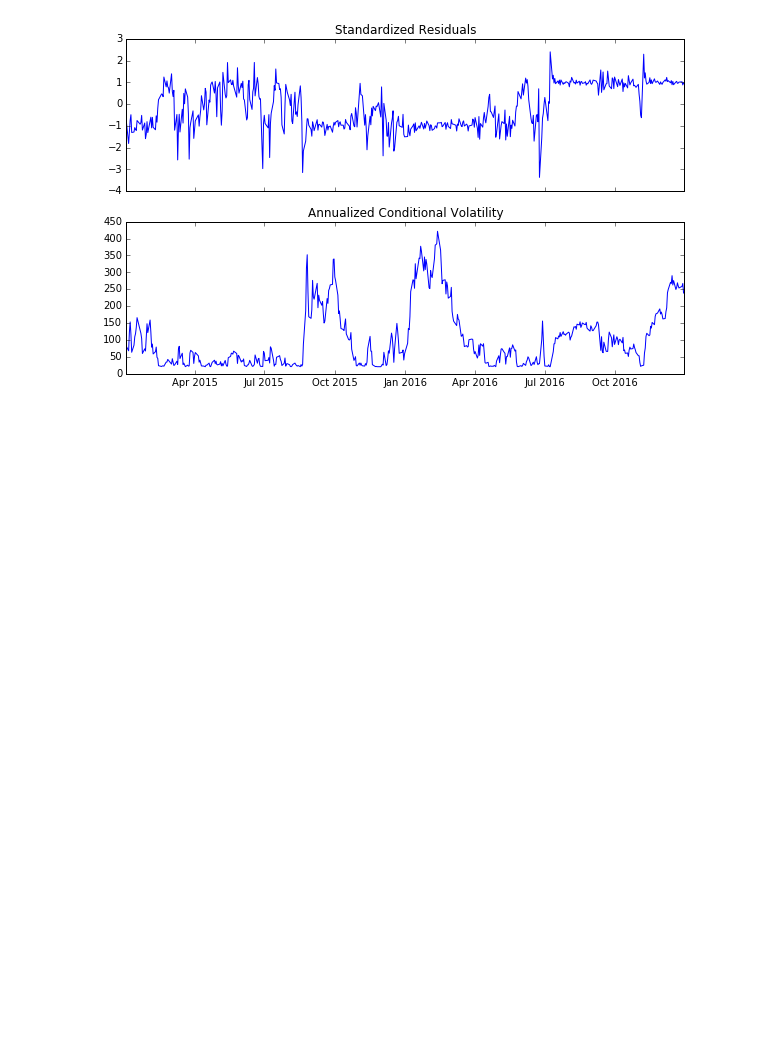
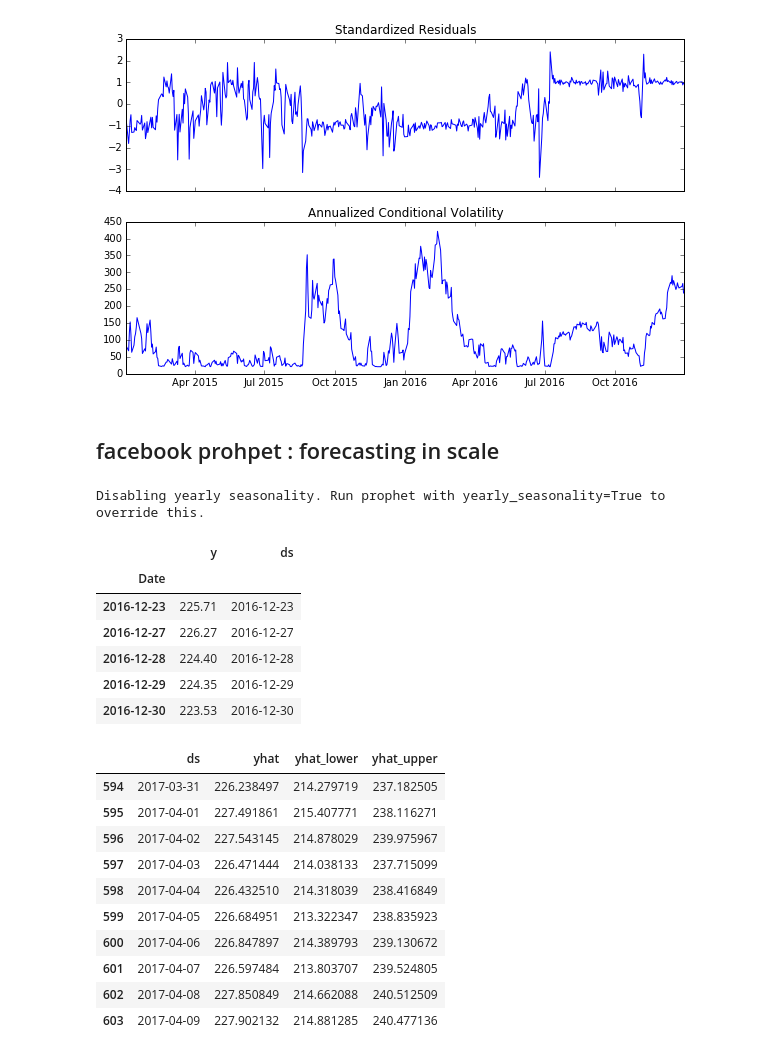
Before and after one commit to hisarack/hello-tsa, a Jupyter notebook: hello_arch.ipynb, the cells around one changed output. Saved outputs shown, nothing was run; the diff lists cells and outputs as text; code cells hidden in the pictures; blank space fills up the shorter version.

```diff
--- a/hello_arch.ipynb
+++ b/hello_arch.ipynb
@@ -251,3 +252,37 @@ beta[1]        0.0407  4.768e-02      0.853      0.393 [-5.276e-02,  0.134]
 Covariance estimator: robust
 [figure]
 [figure]
+# %% [markdown]
+## facebook prohpet : forecasting in scale
+# %%
+from fbprophet import Prophet
+
+df_spy = data.SPY.copy().to_frame('y')
+df_spy['ds'] = pd.to_datetime(df_spy.index)
+
+prophet = Prophet()
+prophet.fit(df_spy)
+future = prophet.make_future_dataframe(periods=100)
+display(df_spy.tail())
+forecast = prophet.predict(future)
+display(forecast[['ds','yhat', 'yhat_lower', 'yhat_upper']].tail(10))
+# %% [output]
+Disabling yearly seasonality. Run prophet with yearly_seasonality=True to override this.
+|  | y | ds |
+| Date |  |  |
+| 2016-12-23 | 225.71 | 2016-12-23 |
+| 2016-12-27 | 226.27 | 2016-12-27 |
+| 2016-12-28 | 224.40 | 2016-12-28 |
+| 2016-12-29 | 224.35 | 2016-12-29 |
+| 2016-12-30 | 223.53 | 2016-12-30 |
+|  | ds | yhat | yhat_lower | yhat_upper |
+| 594 | 2017-03-31 | 226.238497 | 214.279719 | 237.182505 |
+| 595 | 2017-04-01 | 227.491861 | 215.407771 | 238.116271 |
+| 596 | 2017-04-02 | 227.543145 | 214.878029 | 239.975967 |
+| 597 | 2017-04-03 | 226.471444 | 214.038133 | 237.715099 |
+| 598 | 2017-04-04 | 226.432510 | 214.318039 | 238.416849 |
+| 599 | 2017-04-05 | 226.684951 | 213.322347 | 238.835923 |
+| 600 | 2017-04-06 | 226.847897 | 214.389793 | 239.130672 |
+| 601 | 2017-04-07 | 226.597484 | 213.803707 | 239.524805 |
+| 602 | 2017-04-08 | 227.850849 | 214.662088 | 240.512509 |
+| 603 | 2017-04-09 | 227.902132 | 214.881285 | 240.477136 |
```
Also changed, not shown: parts of 6 cells of this notebook, 1 other file.
